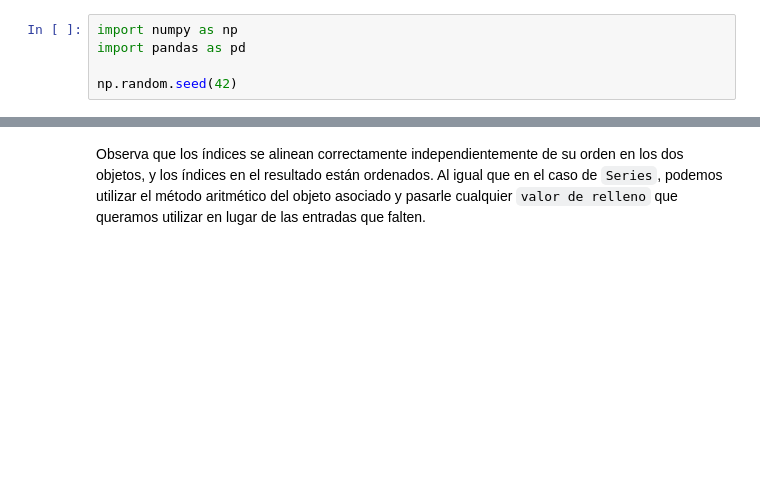
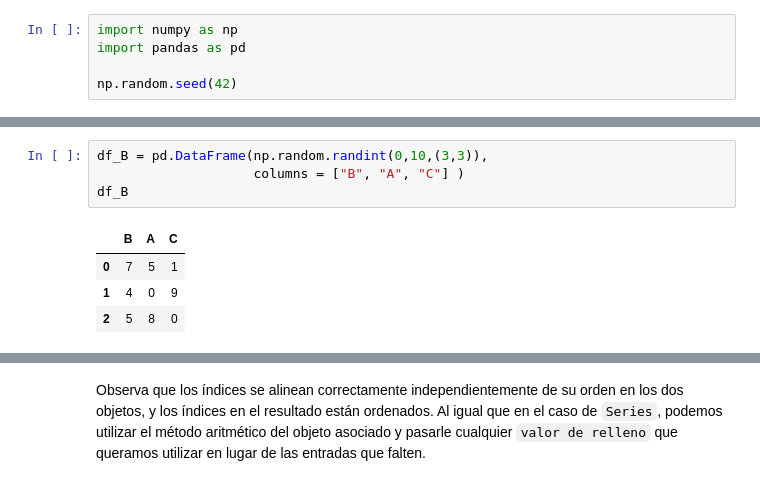
Before and after one commit to gabotron-exe/Gabriel-Ruiz-DSOnline, a Jupyter notebook: 02_Herramientas_Avanzadas/Sprint_04/01_Pandas_I/01_Workout/12_DataFrame__indices_y_operaciones.ipynb, the cells around one changed output, grey strips where cells are left out. Saved outputs shown, nothing was run; the diff lists cells and outputs as text; blank space fills up the shorter version.

```diff
--- a/02_Herramientas_Avanzadas/Sprint_04/01_Pandas_I/01_Workout/12_DataFrame__indices_y_operaciones.ipynb
+++ b/02_Herramientas_Avanzadas/Sprint_04/01_Pandas_I/01_Workout/12_DataFrame__indices_y_operaciones.ipynb
@@ -11,0 +20,9 @@ np.random.seed(42)
+# %%
+df_B = pd.DataFrame(np.random.randint(0,10,(3,3)),
+                    columns = ["B", "A", "C"] )
+df_B
+# %% [output]
+|  | B | A | C |
+| 0 | 7 | 5 | 1 |
+| 1 | 4 | 0 | 9 |
+| 2 | 5 | 8 | 0 |
```
Also changed, not shown: parts of 4 cells of this notebook, 1 other file.
